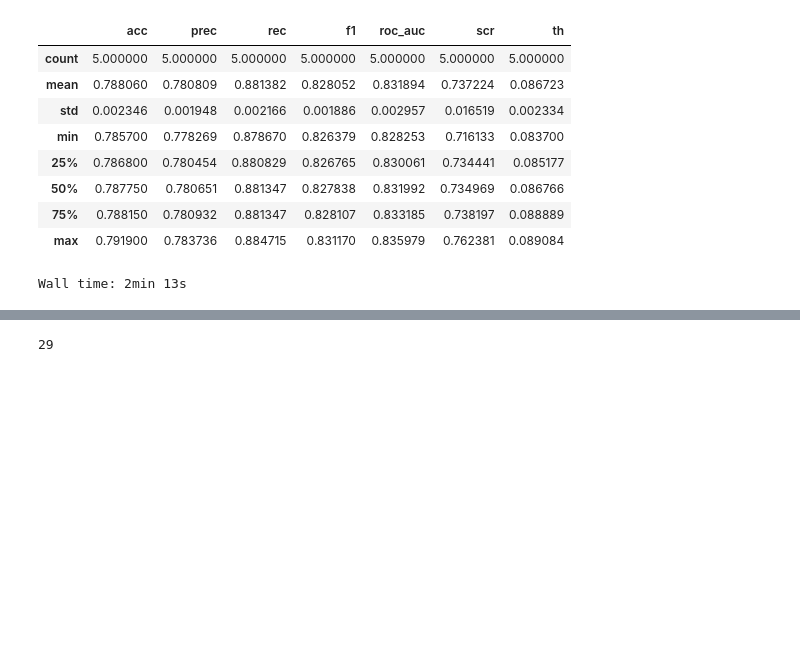
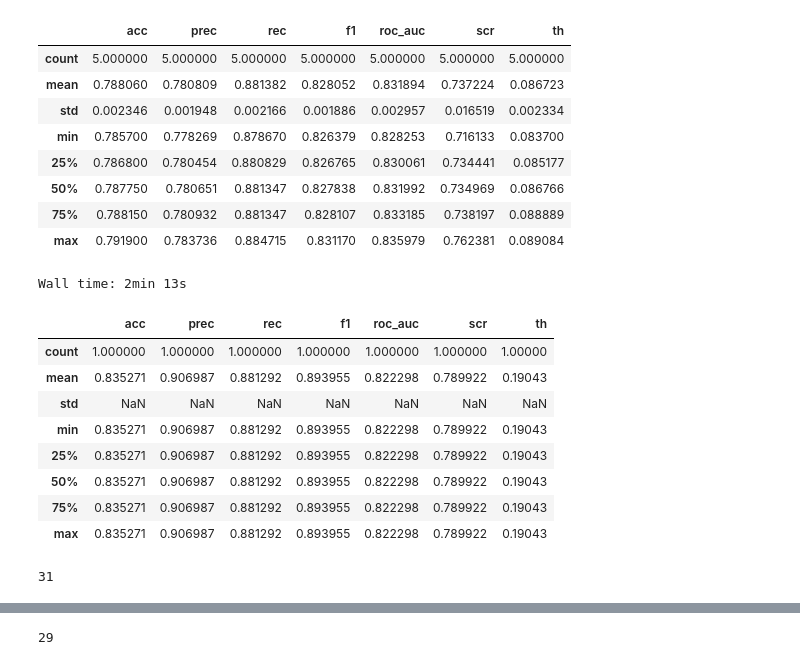
Before and after one commit to almaslov/idao2019, a Jupyter notebook: 12_tuning_xgb.ipynb, the cells around one changed output, grey strips where cells are left out. Cells and saved outputs as stored; diff of their text form; code cells hidden in the pictures; blank space fills up the shorter version.

```diff
--- a/12_tuning_xgb.ipynb
+++ b/12_tuning_xgb.ipynb
@@ -589,3 +473,22 @@ display(df_scores.describe())
 | 75% | 0.788150 | 0.780932 | 0.881347 | 0.828107 | 0.833185 | 0.738197 | 0.088889 |
 | max | 0.791900 | 0.783736 | 0.884715 | 0.831170 | 0.835979 | 0.762381 | 0.089084 |
 Wall time: 2min 13s
+# %%
+%%time
+global_feature_importance = None
+df_scores, feature_importance = cross_validate(train, n_estimators=120, n_splits=1, n_rows=400000, transformer_cls=DataTransformer)
+display(df_scores.describe())
+
+# global_feature_importance = feature_importance.copy()
+# display(sum(global_feature_importance.score > .01))
+# %% [output]
+|  | acc | prec | rec | f1 | roc_auc | scr | th |
+| count | 1.000000 | 1.000000 | 1.000000 | 1.000000 | 1.000000 | 1.000000 | 1.00000 |
+| mean | 0.835271 | 0.906987 | 0.881292 | 0.893955 | 0.822298 | 0.789922 | 0.19043 |
+| std | NaN | NaN | NaN | NaN | NaN | NaN | NaN |
+| min | 0.835271 | 0.906987 | 0.881292 | 0.893955 | 0.822298 | 0.789922 | 0.19043 |
+| 25% | 0.835271 | 0.906987 | 0.881292 | 0.893955 | 0.822298 | 0.789922 | 0.19043 |
+| 50% | 0.835271 | 0.906987 | 0.881292 | 0.893955 | 0.822298 | 0.789922 | 0.19043 |
+| 75% | 0.835271 | 0.906987 | 0.881292 | 0.893955 | 0.822298 | 0.789922 | 0.19043 |
+| max | 0.835271 | 0.906987 | 0.881292 | 0.893955 | 0.822298 | 0.789922 | 0.19043 |
+31
```
Also changed, not shown: parts of 8 cells of this notebook, 5 other files.
